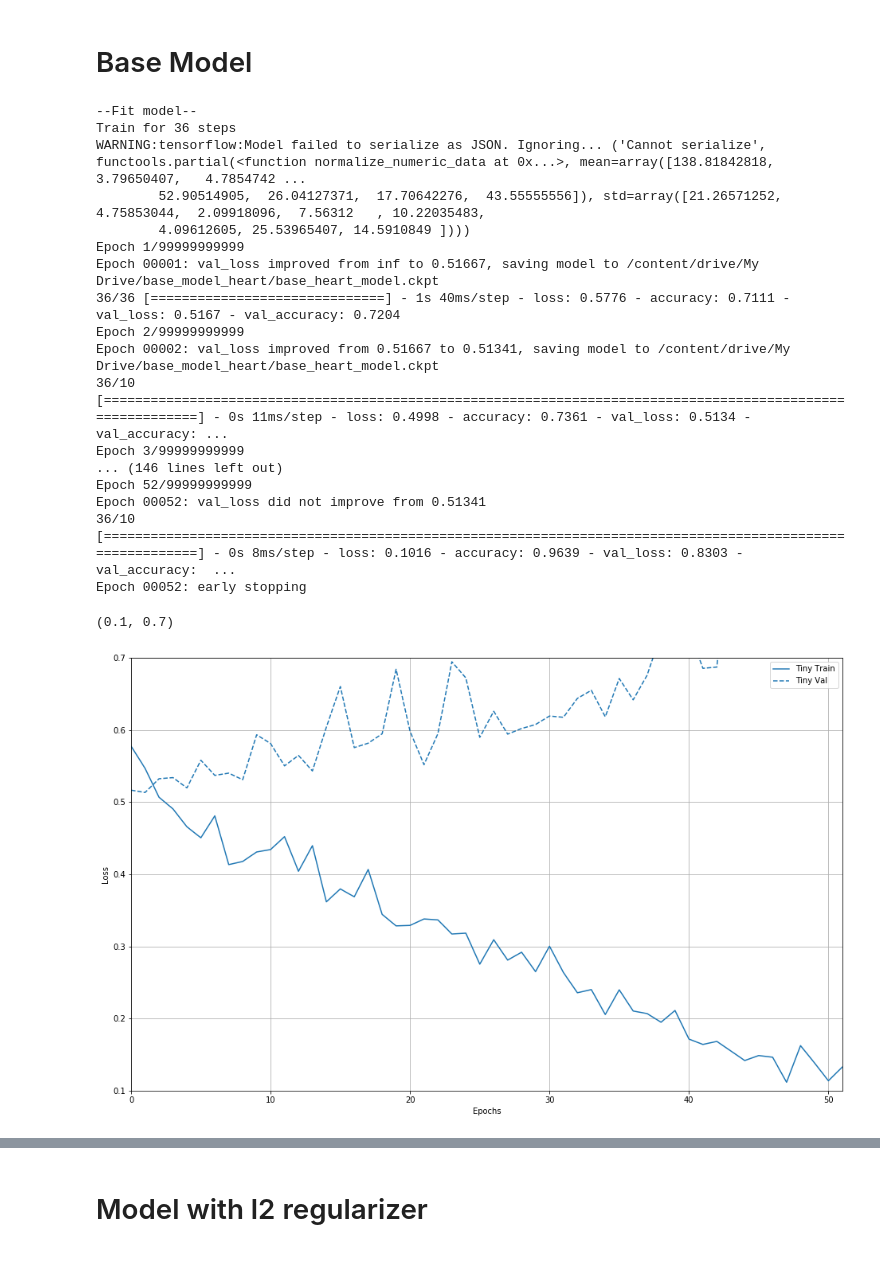
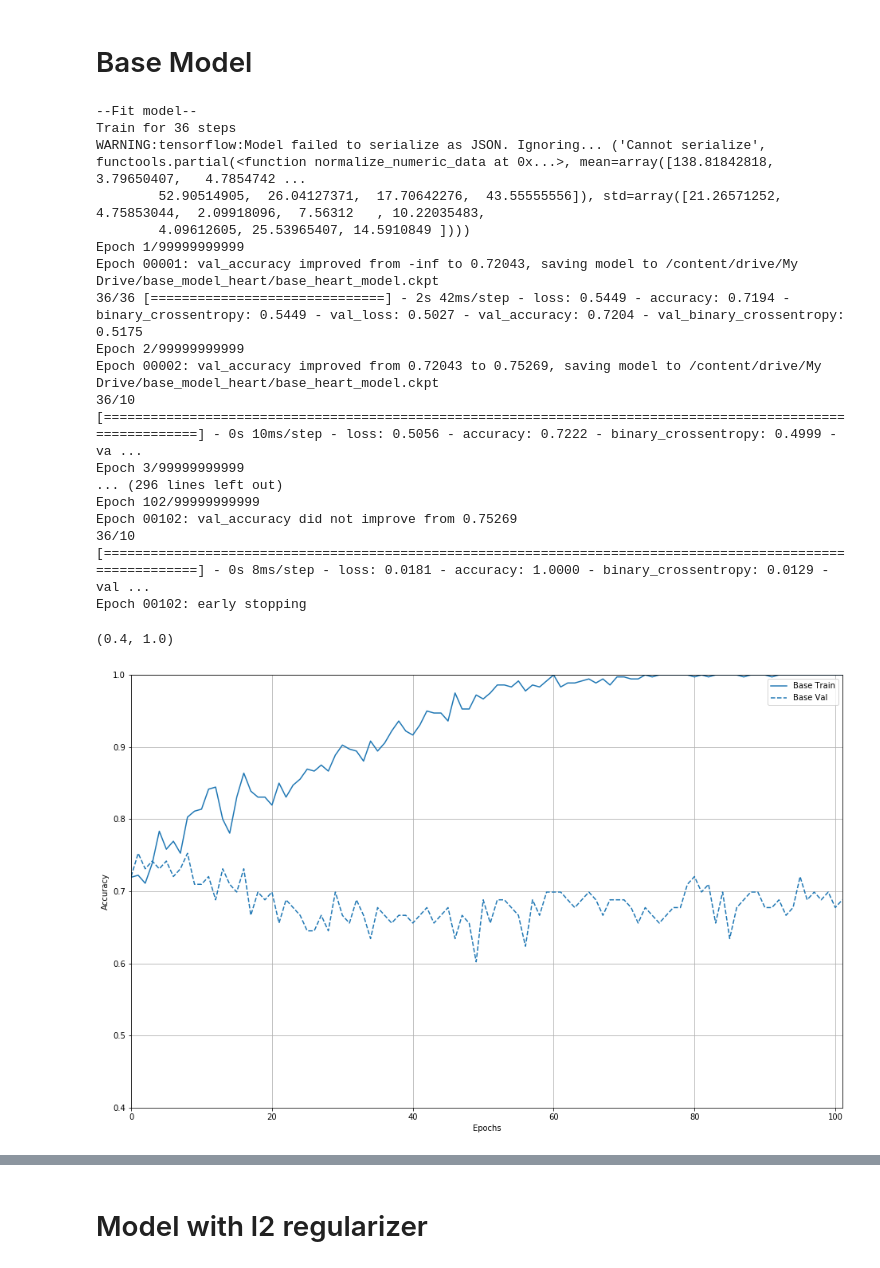
Before and after one commit to JBenedictM/501-A4-TF, a Jupyter notebook: 501_A4_p3.ipynb, the cells around one changed output, grey strips where cells are left out. Saved outputs shown, nothing was run; the diff lists cells and outputs as text; code cells hidden in the pictures.

```diff
--- a/501_A4_p3.ipynb
+++ b/501_A4_p3.ipynb
@@ -129,8 +133,8 @@ STEPS_PER_EPOCH = train_sample_size//BATCH_SIZE
 print(train_sample_size)
 print(test_sample_size)
 
-raw_train_data = get_dataset(train_path, select_columns=SELECT_COLUMNS).unbatch().repeat().batch(BATCH_SIZE)
-raw_test_data = get_dataset(test_path, select_columns=SELECT_COLUMNS).unbatch().batch(BATCH_SIZE)
+raw_train_data = get_dataset(train_path, select_columns=SELECT_COLUMNS).repeat().batch(BATCH_SIZE)
+raw_test_data = get_dataset(test_path, select_columns=SELECT_COLUMNS).batch(BATCH_SIZE)
 
 #show_batch(raw_train_data)
 #print()
@@ -194,15 +198,12 @@ for feature, vocab in CATEGORIES.items():
 #sys.exit(0)
 
 preprocessing_layer = tf.keras.layers.DenseFeatures(categorical_columns + numeric_columns)
-#print(preprocessing_layer(example_batch).numpy())
+print(preprocessing_layer(example_batch).numpy())
 #print(labels_batch)
 
 train_data = packed_train_data.shuffle(500)
 #train_data = preprocessing_layer(.numpy())
 test_data = packed_test_data
-
-
-model_histories = {}
 # %% [output]
 369
 93
@@ -234,58 +235,68 @@ def create_base_model():
       tf.keras.layers.Dense(1, activation="sigmoid"),
     ])
 
+    lr_schedule = tf.keras.optimizers.schedules.InverseTimeDecay(
+                  0.001,
+                  decay_steps=STEPS_PER_EPOCH*1000,
+                  decay_rate=1,
+                  staircase=False)
+
+
     model.compile(
         loss="binary_crossentropy",
-        optimizer="adam",
-        metrics=["accuracy"]
+        optimizer=tf.keras.optimizers.Adam(lr_schedule),
+        metrics=["accuracy", "binary_crossentropy"]
     )
+
+
 
     return model
 
 
 train_model = create_base_model()
 base_model_path = "/content/drive/My Drive/base_model_heart/base_heart_model.ckpt"
 
 
 # train model
 print("--Fit model--")
-val_loss_callback = tf.keras.callbacks.EarlyStopping(monitor="val_loss", mode="min", verbose=1, patience=50, min_delta=0.001)
-checkpoint_val = tf.keras.callbacks.ModelCheckpoint(base_model_path, monitor="val_loss", mode="min", save_best_only=True, save_weights_only=True, verbose=1)
-log_name = "sizes/Tiny"
+val_loss_callback = tf.keras.callbacks.EarlyStopping(monitor="val_accuracy", mode="max", verbose=1, patience=100, min_delta=0.001)
+checkpoint_val = tf.keras.callbacks.ModelCheckpoint(base_model_path, monitor="val_accuracy", mode="max", save_best_only=True, save_weights_only=True, verbose=1)
+log_name = "sizes/Base"
 tb_log = tf.keras.callbacks.TensorBoard(logdir/log_name)
 #checkpoint_train = tf.keras.callbacks.ModelCheckpoint("base_heart_model.h5", monitor="loss", mode="min", save_best_only=True, save_weights_only=True, verbose=1)
 cb = [val_loss_callback, checkpoint_val, tb_log]
 
 train_history = train_model.fit(
     train_data,
     epochs=99999999999,
     verbose=1,
     validation_data=test_data,
     callbacks=cb,
     steps_per_epoch=STEPS_PER_EPOCH)
 
-model_histories["Tiny"] = train_history
+model_histories = {}
+model_histories["Base"] = train_history
 
-plotter = tfdocs.plots.HistoryPlotter(metric='loss')
+plotter = tfdocs.plots.HistoryPlotter(metric='accuracy')
 plotter.plot(model_histories)
-plt.ylim([0.1, 0.7])
+plt.ylim([0.4, 1.0])
 # %% [output]
 --Fit model--
 Train for 36 steps
 WARNING:tensorflow:Model failed to serialize as JSON. Ignoring... ('Cannot serialize', functools.partial(<function normalize_numeric_data at 0x...>, mean=array([138.81842818,   3.79650407,   4.7854742 ...
         52.90514905,  26.04127371,  17.70642276,  43.55555556]), std=array([21.26571252,  4.75853044,  2.09918096,  7.56312   , 10.22035483,
         4.09612605, 25.53965407, 14.5910849 ])))
 Epoch 1/99999999999
-Epoch 00001: val_loss improved from inf to 0.51667, saving model to /content/drive/My Drive/base_model_heart/base_heart_model.ckpt
-36/36 [==============================] - 1s 40ms/step - loss: 0.5776 - accuracy: 0.7111 - val_loss: 0.5167 - val_accuracy: 0.7204
+Epoch 00001: val_accuracy improved from -inf to 0.72043, saving model to /content/drive/My Drive/base_model_heart/base_heart_model.ckpt
+36/36 [==============================] - 2s 42ms/step - loss: 0.5449 - accuracy: 0.7194 - binary_crossentropy: 0.5449 - val_loss: 0.5027 - val_accuracy: 0.7204 - val_binary_crossentropy: 0.5175
 Epoch 2/99999999999
-Epoch 00002: val_loss improved from 0.51667 to 0.51341, saving model to /content/drive/My Drive/base_model_heart/base_heart_model.ckpt
-36/10 [============================================================================================================] - 0s 11ms/step - loss: 0.4998 - accuracy: 0.7361 - val_loss: 0.5134 - val_accuracy: ...
+Epoch 00002: val_accuracy improved from 0.72043 to 0.75269, saving model to /content/drive/My Drive/base_model_heart/base_heart_model.ckpt
+36/10 [============================================================================================================] - 0s 10ms/step - loss: 0.5056 - accuracy: 0.7222 - binary_crossentropy: 0.4999 - va ...
 Epoch 3/99999999999
-... (146 lines left out)
-Epoch 52/99999999999
-Epoch 00052: val_loss did not improve from 0.51341
-36/10 [============================================================================================================] - 0s 8ms/step - loss: 0.1016 - accuracy: 0.9639 - val_loss: 0.8303 - val_accuracy:  ...
-Epoch 00052: early stopping
+... (296 lines left out)
+Epoch 102/99999999999
+Epoch 00102: val_accuracy did not improve from 0.75269
+36/10 [============================================================================================================] - 0s 8ms/step - loss: 0.0181 - accuracy: 1.0000 - binary_crossentropy: 0.0129 - val ...
+Epoch 00102: early stopping
-(0.1, 0.7)
+(0.4, 1.0)
-[figure, old version]
+[figure, new version]
```
Also changed, not shown: parts of 7 cells of this notebook.
